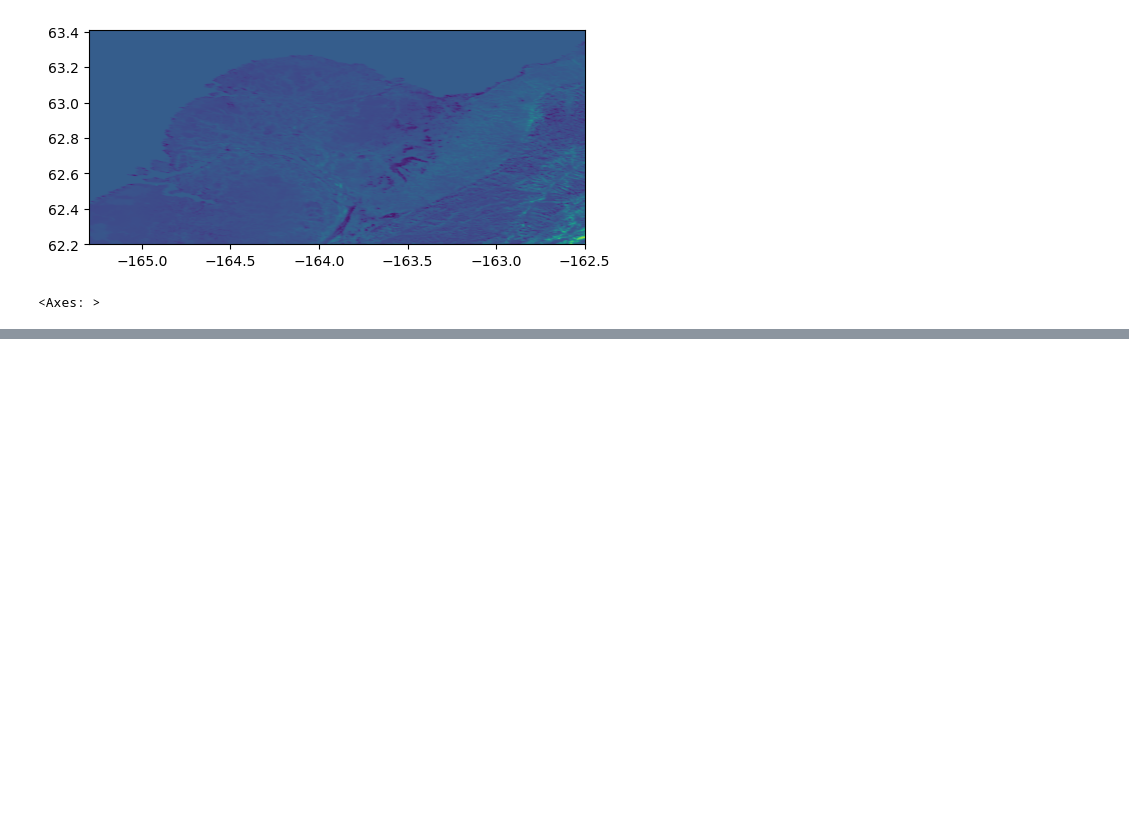
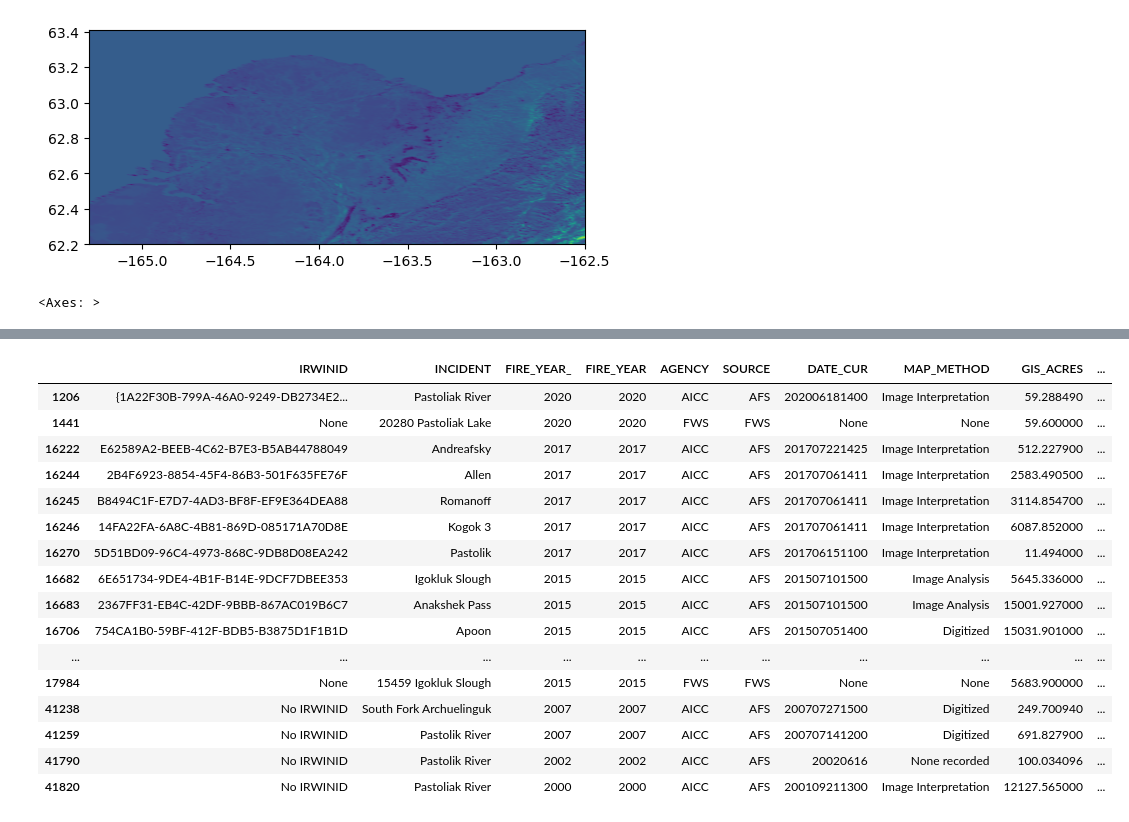
Before and after one commit to cmanna75/wildfire_susceptibility, a Jupyter notebook: Wildfire_Susceptibility.ipynb, the cells around one changed output, grey strips where cells are left out. Saved outputs shown, nothing was run; the diff lists cells and outputs as text; code cells hidden in the pictures; blank space fills up the shorter version.

```diff
--- a/Wildfire_Susceptibility.ipynb
+++ b/Wildfire_Susceptibility.ipynb
@@ -114,0 +147,20 @@ plt.show()
+# %%
+wildfire_points_roi
+# %% [output]
+|  | IRWINID | INCIDENT | FIRE_YEAR_ | FIRE_YEAR | AGENCY | SOURCE | DATE_CUR | MAP_METHOD | GIS_ACRES | ... |
+| 1206 | {1A22F30B-799A-46A0-9249-DB2734E2... | Pastoliak River | 2020 | 2020 | AICC | AFS | 202006181400 | Image Interpretation | 59.288490 | ... |
+| 1441 | None | 20280 Pastoliak Lake | 2020 | 2020 | FWS | FWS | None | None | 59.600000 | ... |
+| 16222 | E62589A2-BEEB-4C62-B7E3-B5AB44788049 | Andreafsky | 2017 | 2017 | AICC | AFS | 201707221425 | Image Interpretation | 512.227900 | ... |
+| 16244 | 2B4F6923-8854-45F4-86B3-501F635FE76F | Allen | 2017 | 2017 | AICC | AFS | 201707061411 | Image Interpretation | 2583.490500 | ... |
+| 16245 | B8494C1F-E7D7-4AD3-BF8F-EF9E364DEA88 | Romanoff | 2017 | 2017 | AICC | AFS | 201707061411 | Image Interpretation | 3114.854700 | ... |
+| 16246 | 14FA22FA-6A8C-4B81-869D-085171A70D8E | Kogok 3 | 2017 | 2017 | AICC | AFS | 201707061411 | Image Interpretation | 6087.852000 | ... |
+| 16270 | 5D51BD09-96C4-4973-868C-9DB8D08EA242 | Pastolik | 2017 | 2017 | AICC | AFS | 201706151100 | Image Interpretation | 11.494000 | ... |
+| 16682 | 6E651734-9DE4-4B1F-B14E-9DCF7DBEE353 | Igokluk Slough | 2015 | 2015 | AICC | AFS | 201507101500 | Image Analysis | 5645.336000 | ... |
+| 16683 | 2367FF31-EB4C-42DF-9BBB-867AC019B6C7 | Anakshek Pass | 2015 | 2015 | AICC | AFS | 201507101500 | Image Analysis | 15001.927000 | ... |
+| 16706 | 754CA1B0-59BF-412F-BDB5-B3875D1F1B1D | Apoon | 2015 | 2015 | AICC | AFS | 201507051400 | Digitized | 15031.901000 | ... |
+| ... | ... | ... | ... | ... | ... | ... | ... | ... | ... | ... |
+| 17984 | None | 15459 Igokluk Slough | 2015 | 2015 | FWS | FWS | None | None | 5683.900000 | ... |
+| 41238 | No IRWINID | South Fork Archuelinguk | 2007 | 2007 | AICC | AFS | 200707271500 | Digitized | 249.700940 | ... |
+| 41259 | No IRWINID | Pastolik River | 2007 | 2007 | AICC | AFS | 200707141200 | Digitized | 691.827900 | ... |
+| 41790 | No IRWINID | Pastolik River | 2002 | 2002 | AICC | AFS | 20020616 | None recorded | 100.034096 | ... |
+| 41820 | No IRWINID | Pastoliak River | 2000 | 2000 | AICC | AFS | 200109211300 | Image Interpretation | 12127.565000 | ... |
```
Also changed, not shown: parts of 10 cells of this notebook.
